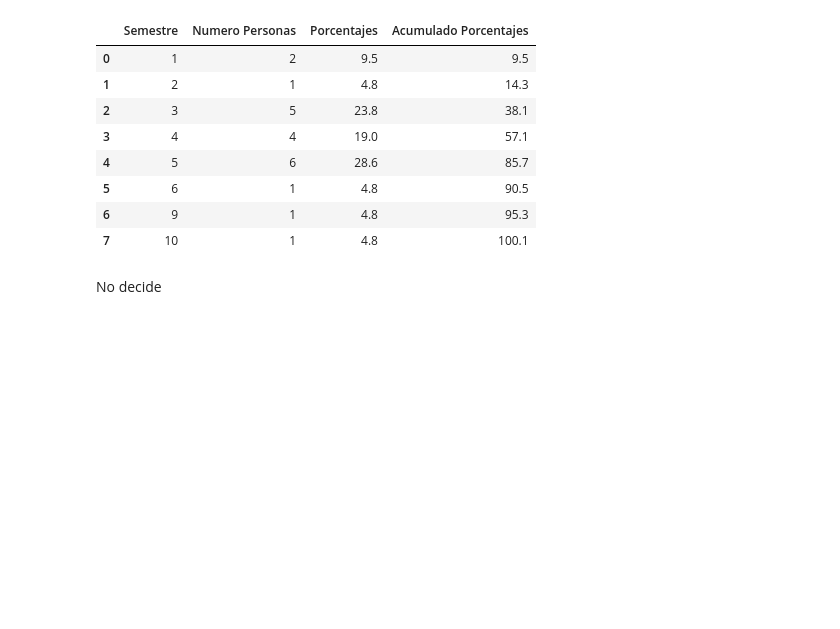
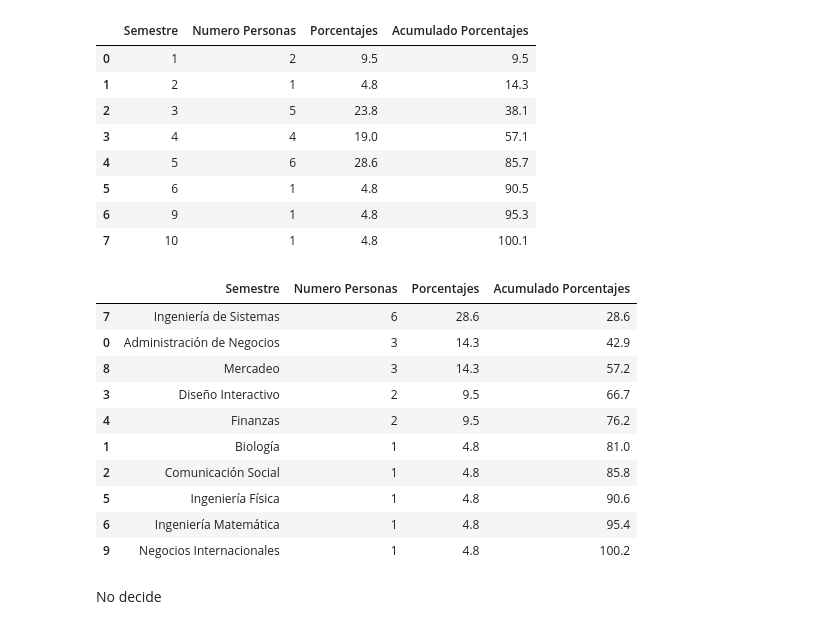
Before and after one commit to spuertaf/NOVAit, a Jupyter notebook: NOVAtos-20231/codigo/charlas.ipynb, the cells around one changed output. Saved outputs shown, nothing was run; the diff lists cells and outputs as text; code cells hidden in the pictures; blank space fills up the shorter version.

Commit message:
añado analsis de carreras personas que asistieron a charlas

```diff
--- a/NOVAtos-20231/codigo/charlas.ipynb
+++ b/NOVAtos-20231/codigo/charlas.ipynb
@@ -3,8 +3,8 @@ import pandas as pd
 import numpy as np
 from porcentajes import Porcentajes
 # %%
-charlas = pd.read_excel("C:\\Users\\puert\\OneDrive\\Escritorio\\NOVAit\\NOVAtos-20231\\datos\\crudo\\charla.xlsx")
-vtg = pd.read_csv("C:\\Users\\puert\\OneDrive\\Escritorio\\NOVAit\\NOVAtos-20231\\datos\\limpio\\vtg_clean.csv")
+charlas = pd.read_excel("C:\\Users\\Admin\\Desktop\\NOVAit\\NOVAtos-20231\\datos\\crudo\\charla.xlsx")
+vtg = pd.read_csv("C:\\Users\\Admin\\Desktop\\NOVAit\\NOVAtos-20231\\datos\\limpio\\vtg_clean.csv")
 # %%
 charlas.sample(1)
 # %% [output]
@@ -86,6 +131,21 @@ semestres
 | 5 | 6 | 1 | 4.8 | 90.5 |
 | 6 | 9 | 1 | 4.8 | 95.3 |
 | 7 | 10 | 1 | 4.8 | 100.1 |
+# %%
+carreras = Porcentajes(mercadeo, "Carrera", "Numero Personas").obtener_porcentajes()
+carreras
+# %% [output]
+|  | Semestre | Numero Personas | Porcentajes | Acumulado Porcentajes |
+| 7 | Ingeniería de Sistemas | 6 | 28.6 | 28.6 |
+| 0 | Administración de Negocios | 3 | 14.3 | 42.9 |
+| 8 | Mercadeo | 3 | 14.3 | 57.2 |
+| 3 | Diseño Interactivo | 2 | 9.5 | 66.7 |
+| 4 | Finanzas | 2 | 9.5 | 76.2 |
+| 1 | Biología | 1 | 4.8 | 81.0 |
+| 2 | Comunicación Social | 1 | 4.8 | 85.8 |
+| 5 | Ingeniería Física | 1 | 4.8 | 90.6 |
+| 6 | Ingeniería Matemática | 1 | 4.8 | 95.4 |
+| 9 | Negocios Internacionales | 1 | 4.8 | 100.2 |
 # %% [markdown]
 No decide
 # %%
```
Also changed, not shown: parts of 6 cells of this notebook.
